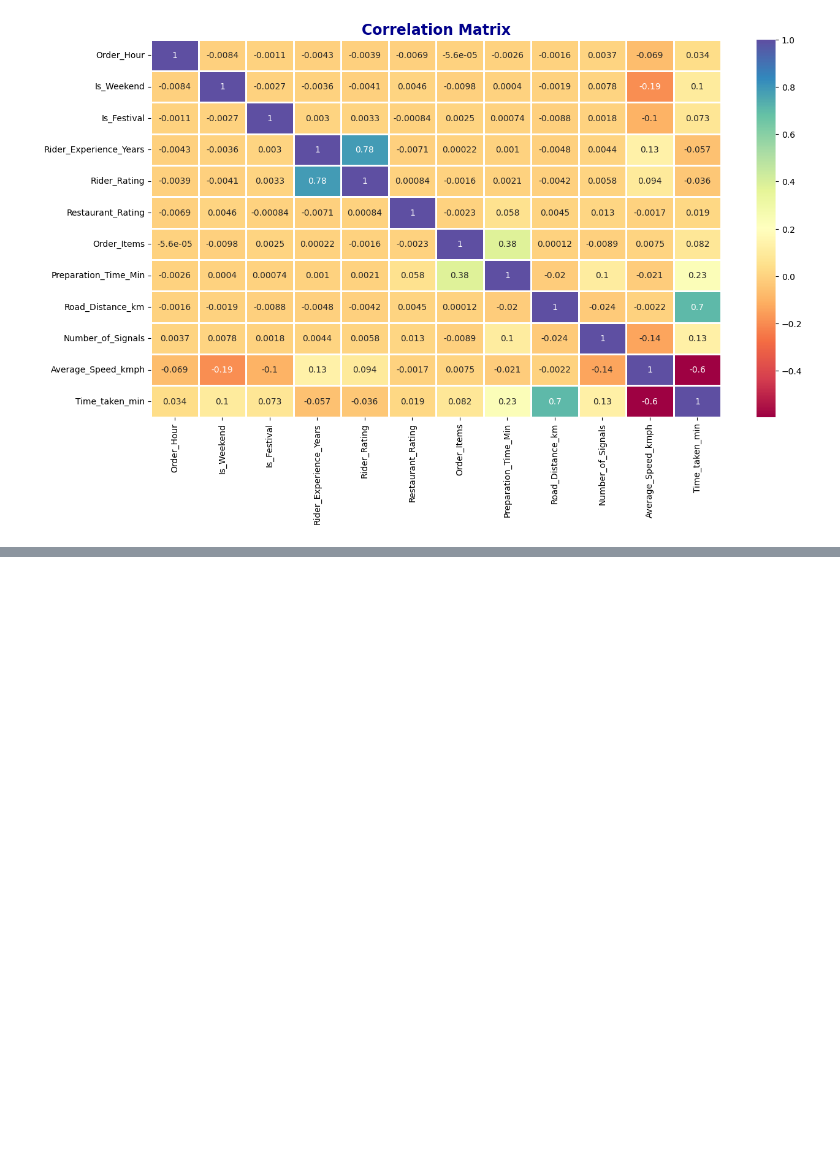
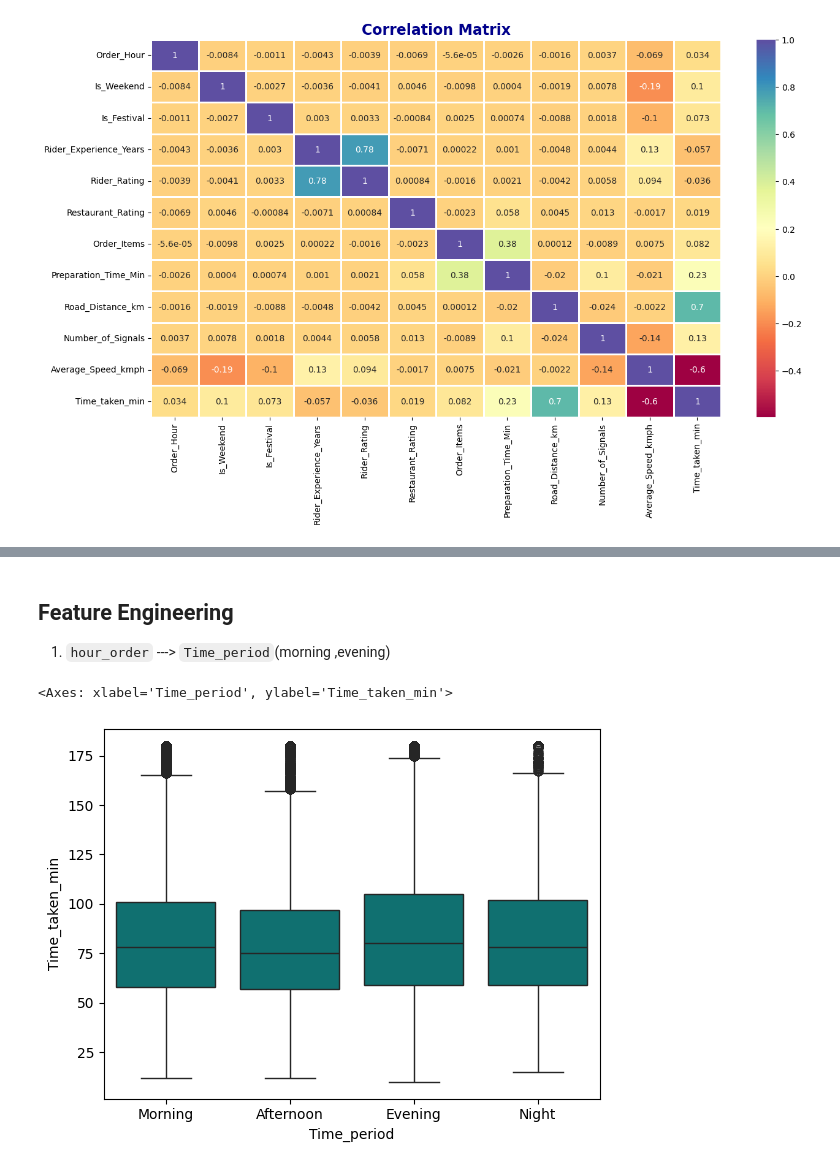
Before and after one commit to SyrnaxX/ml-practice-projects, a Jupyter notebook: Regression-Models/Food Delivery Time Prediction/model.ipynb, the cells around one changed output, grey strips where cells are left out. Drawn from its saved outputs; the diff is of its cells as text; code cells hidden in the pictures; blank space fills up the shorter version.

```diff
--- a/Regression-Models/Food Delivery Time Prediction/model.ipynb
+++ b/Regression-Models/Food Delivery Time Prediction/model.ipynb
@@ -166,0 +175,16 @@ Text(0.5, 1.0, 'Correlation Matrix')
+# %%
+# Rider-experience and Rider rating are strongly correlated .keeping only rider rating.
+data = data.drop(columns=['Rider_Experience_Years'])
+# %% [markdown]
+## **Feature Engineering**
+1. `hour_order` ---> `Time_period`(morning ,evening)
+# %%
+#  M:6am-12pm , A: 12pm-4pm ,E: 4pm-9pm ,N:9pm-6pm
+data['Time_period'] = np.where(data['Order_Hour']<12,'Morning',
+                               np.where(data['Order_Hour']<16,'Afternoon',
+                                        np.where(data['Order_Hour']<21,'Evening','Night')))
+# %%
+sns.boxplot(x=data['Time_period'],y=data['Time_taken_min'],color='teal')
+# %% [output]
+<Axes: xlabel='Time_period', ylabel='Time_taken_min'>
+[figure, added]
```
Also changed, not shown: parts of 33 cells of this notebook, 7 other files.
